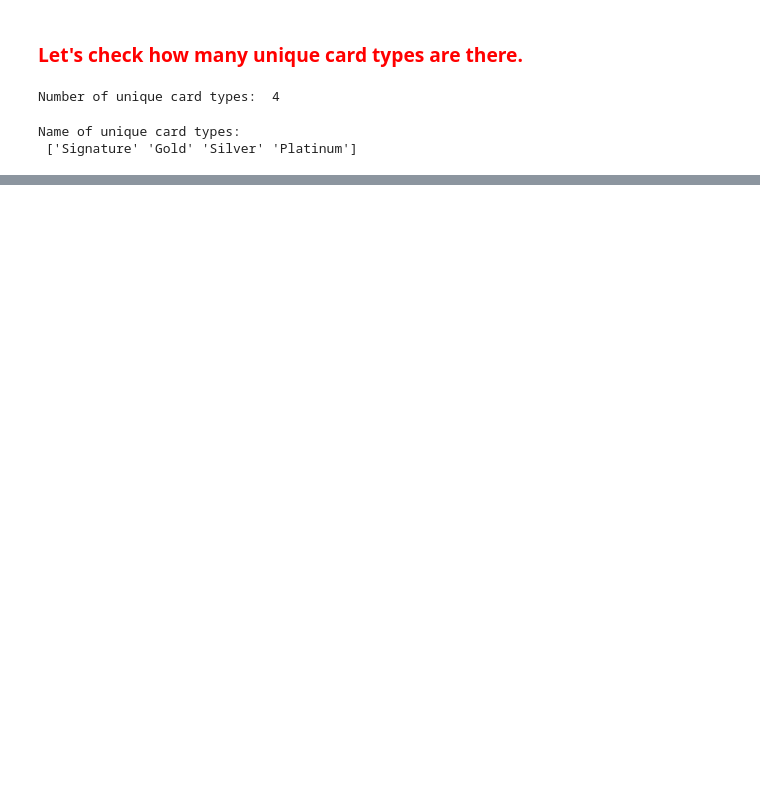
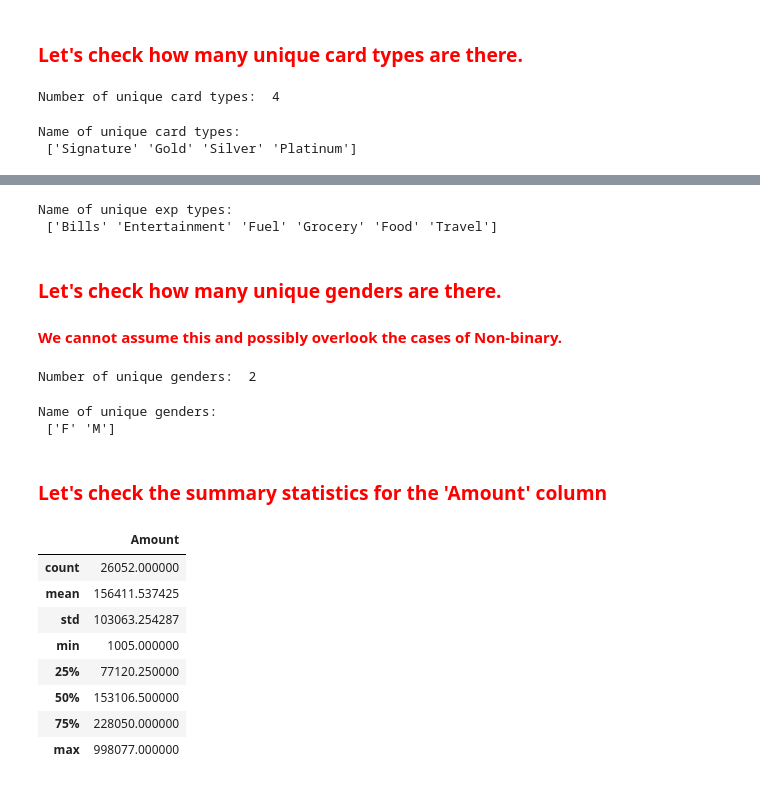
Before and after one commit to Sreekanthrshekar/Data_Analysis_Portfolio_Projects, a Jupyter notebook: Credit_card_transaction_analysis.ipynb, the cells around one changed output, grey strips where cells are left out. Drawn from its saved outputs; the diff is of its cells as text; code cells hidden in the pictures; blank space fills up the shorter version.

Commit message:
Calculated summary statistics of Amount column

```diff
--- a/Credit_card_transaction_analysis.ipynb
+++ b/Credit_card_transaction_analysis.ipynb
@@ -320,0 +301,37 @@ Name of unique genders:
+# %%
+print('Name of unique exp types: \n', working_df['Exp Type'].unique())
+# %% [output]
+Name of unique exp types:
+ ['Bills' 'Entertainment' 'Fuel' 'Grocery' 'Food' 'Travel']
+# %% [markdown]
+### <span style="color:red;"> Let's check how many unique genders are there. </span>
+
+#### <span style="color:red;"> We cannot assume this and possibly overlook the cases of Non-binary.</span>
+# %%
+# Number of unique genders and their names
+
+print('Number of unique genders: ', len(working_df['Gender'].unique()))
+# %% [output]
+Number of unique genders:  2
+# %%
+print('Name of unique genders: \n', working_df['Gender'].unique())
+# %% [output]
+Name of unique genders:
+ ['F' 'M']
+# %% [markdown]
+### <span style="color:red;"> Let's check the summary statistics for the 'Amount' column </span>
+# %%
+# summary statistics for the 'Amount' column
+# given that amount is the only numeric column we can do it directly on the dataframe
+
+working_df.describe()
+# %% [output]
+|  | Amount |
+| count | 26052.000000 |
+| mean | 156411.537425 |
+| std | 103063.254287 |
+| min | 1005.000000 |
+| 25% | 77120.250000 |
+| 50% | 153106.500000 |
+| 75% | 228050.000000 |
+| max | 998077.000000 |
```
Also changed, not shown: parts of 20 cells of this notebook.
